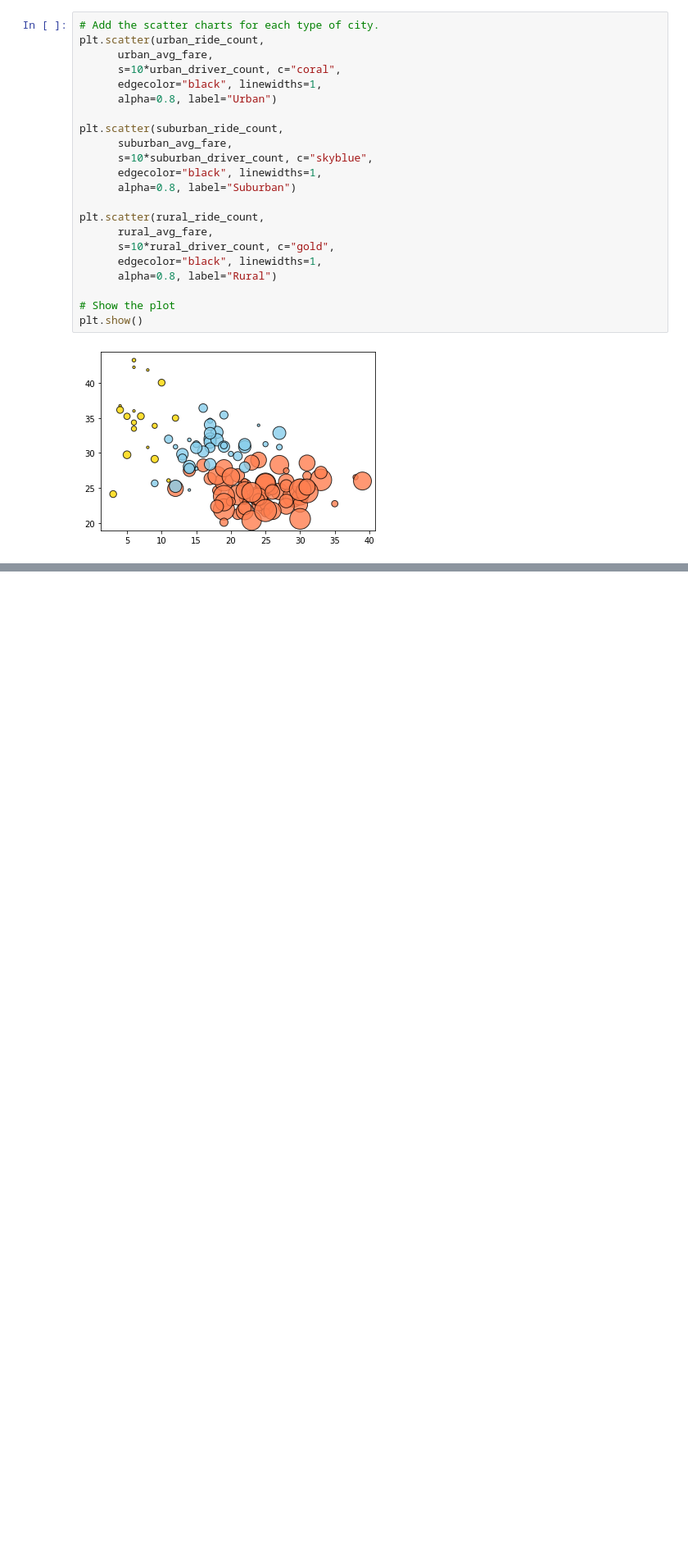
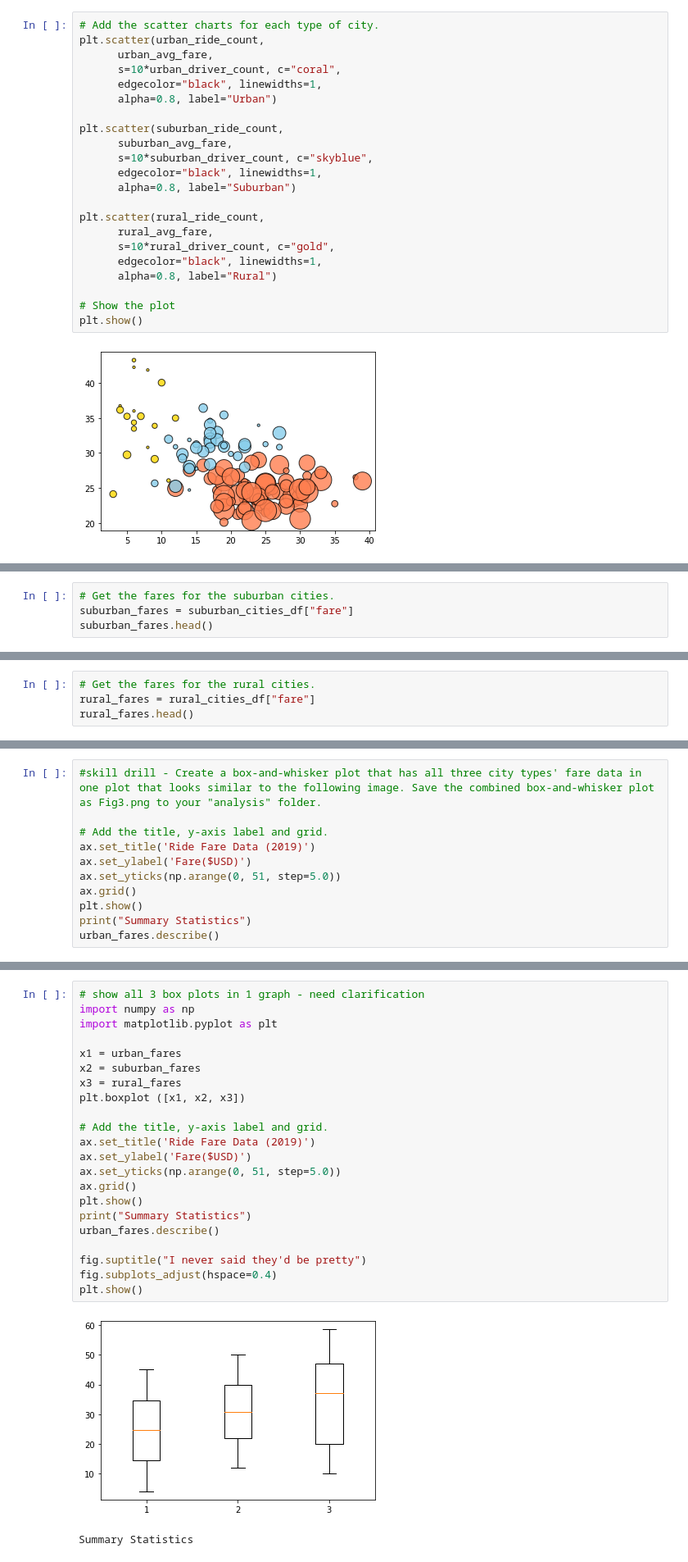
Before and after one commit to SoonaBritney/PyBer_Analysis, a Jupyter notebook: PyBer.ipynb, the cells around one changed output, grey strips where cells are left out. Shown at 82% size. Cells and saved outputs as stored; diff of their text form; blank space fills up the shorter version.

```diff
--- a/PyBer.ipynb
+++ b/PyBer.ipynb
@@ -396,0 +574,4 @@ plt.savefig("analysis/Fig1.png")
+# %%
+# Get the fares for the suburban cities.
+suburban_fares = suburban_cities_df["fare"]
+suburban_fares.head()
@@ -396,0 +599,4 @@ plt.savefig("analysis/Fig1.png")
+# %%
+# Get the fares for the rural cities.
+rural_fares = rural_cities_df["fare"]
+rural_fares.head()
@@ -396,0 +769,11 @@ plt.savefig("analysis/Fig1.png")
+# %%
+#skill drill - Create a box-and-whisker plot that has all three city types' fare data in one plot that looks similar to the following image. Save the combined box-and-whisker plot as Fig3.png to your "analysis" folder.
+
+# Add the title, y-axis label and grid.
+ax.set_title('Ride Fare Data (2019)')
+ax.set_ylabel('Fare($USD)')
+ax.set_yticks(np.arange(0, 51, step=5.0))
+ax.grid()
+plt.show()
+print("Summary Statistics")
+urban_fares.describe()
@@ -396,0 +791,25 @@ plt.savefig("analysis/Fig1.png")
+# %%
+# show all 3 box plots in 1 graph - need clarification
+import numpy as np
+import matplotlib.pyplot as plt
+
+x1 = urban_fares
+x2 = suburban_fares
+x3 = rural_fares
+plt.boxplot ([x1, x2, x3])
+
+# Add the title, y-axis label and grid.
+ax.set_title('Ride Fare Data (2019)')
+ax.set_ylabel('Fare($USD)')
+ax.set_yticks(np.arange(0, 51, step=5.0))
+ax.grid()
+plt.show()
+print("Summary Statistics")
+urban_fares.describe()
+
+fig.suptitle("I never said they'd be pretty")
+fig.subplots_adjust(hspace=0.4)
+plt.show()
+# %% [output]
+[figure, added]
+Summary Statistics
```
Also changed, not shown: parts of 51 cells of this notebook, 4 other files.
